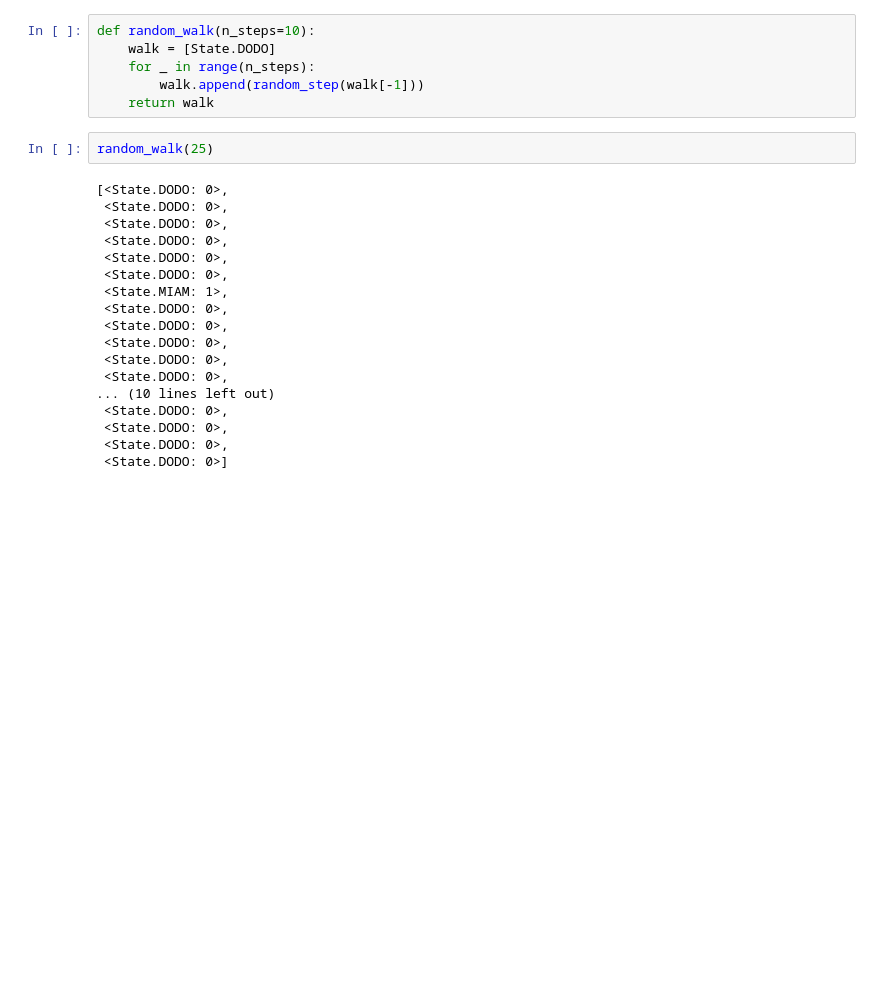
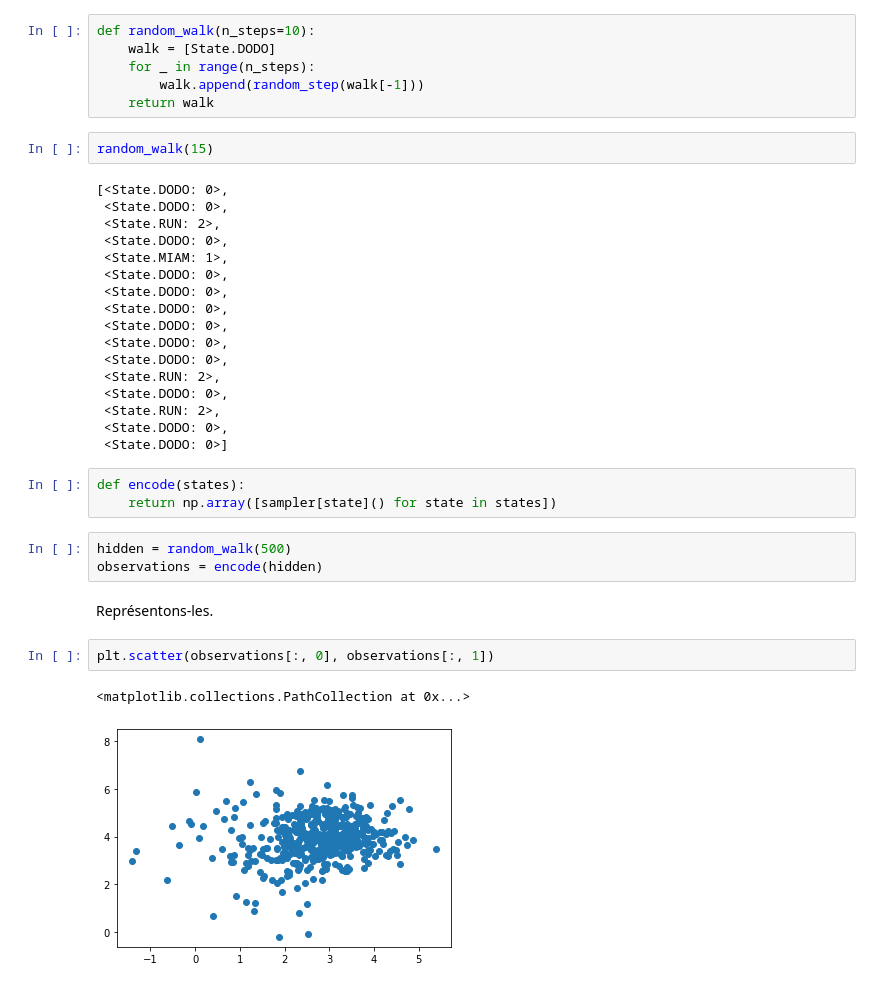
Before and after one commit to jilljenn/tp-ml, a Jupyter notebook: tp5/Doudou le hamster surveillé.ipynb, the cells around one changed output. Cells and saved outputs as stored; diff of their text form; blank space fills up the shorter version.

```diff
--- a/tp5/Doudou le hamster surveillé.ipynb
+++ b/tp5/Doudou le hamster surveillé.ipynb
@@ -52,13 +91,11 @@ def random_walk(n_steps=10):
         walk.append(random_step(walk[-1]))
     return walk
 # %%
-random_walk(25)
+random_walk(15)
 # %% [output]
 [<State.DODO: 0>,
  <State.DODO: 0>,
- <State.DODO: 0>,
- <State.DODO: 0>,
- <State.DODO: 0>,
+ <State.RUN: 2>,
  <State.DODO: 0>,
  <State.MIAM: 1>,
  <State.DODO: 0>,
@@ -66,8 +103,22 @@ random_walk(25)
  <State.DODO: 0>,
  <State.DODO: 0>,
  <State.DODO: 0>,
-... (10 lines left out)
  <State.DODO: 0>,
+ <State.RUN: 2>,
  <State.DODO: 0>,
+ <State.RUN: 2>,
  <State.DODO: 0>,
  <State.DODO: 0>]
+# %%
+def encode(states):
+    return np.array([sampler[state]() for state in states])
+# %%
+hidden = random_walk(500)
+observations = encode(hidden)
+# %% [markdown]
+Représentons-les.
+# %%
+plt.scatter(observations[:, 0], observations[:, 1])
+# %% [output]
+<matplotlib.collections.PathCollection at 0x...>
+[figure, added]
```
Also changed, not shown: parts of 33 cells of this notebook.
